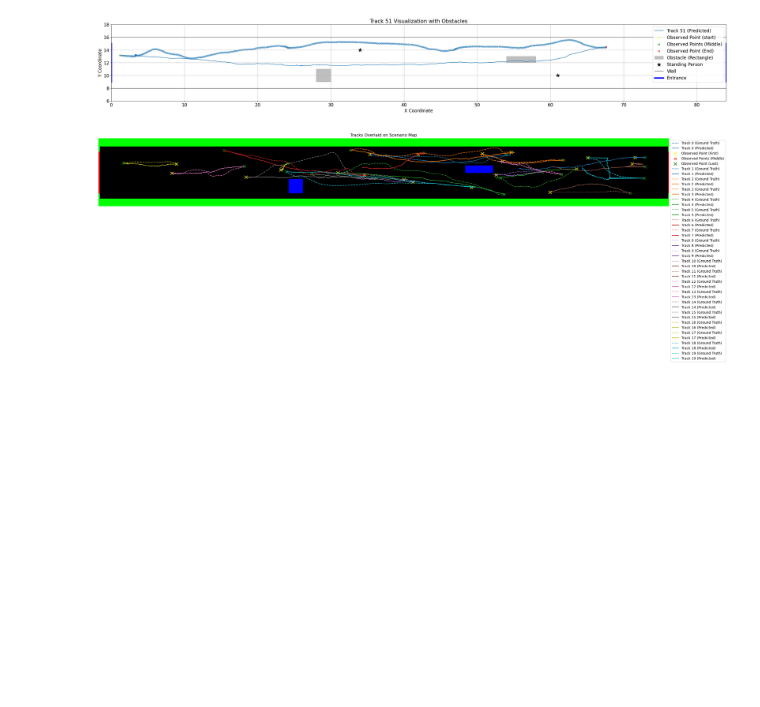
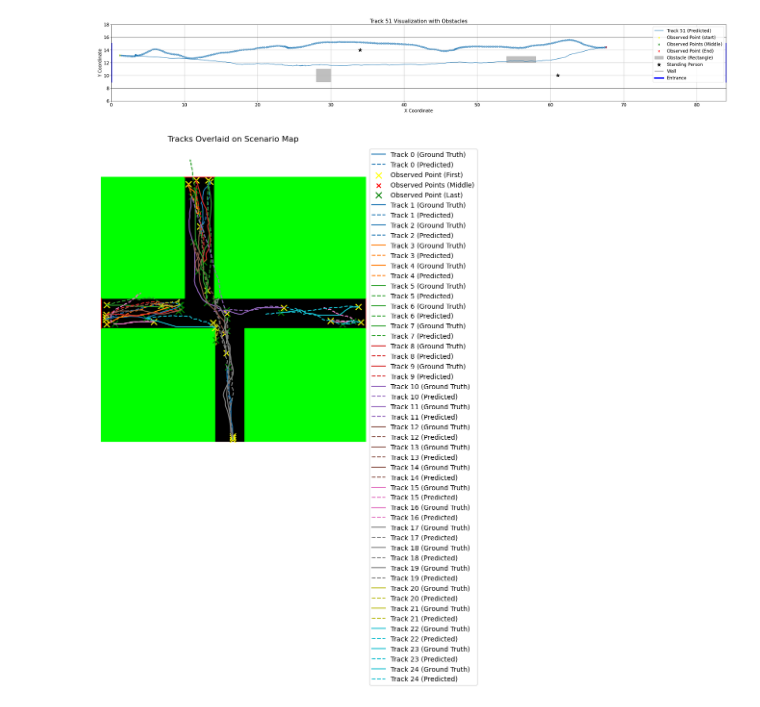
Before and after one commit to hxguo332/CSDI_social-interaction, a Jupyter notebook: visualize.ipynb, the cells around one changed output. Saved outputs shown, nothing was run; the diff lists cells and outputs as text; code cells hidden in the pictures; blank space fills up the shorter version.

Commit message:
change to normalized index

```diff
--- a/visualize.ipynb
+++ b/visualize.ipynb
@@ -13,15 +13,18 @@ def get_quantile(samples,q,dim=1):
 #### Load track data
 # %%
 dataset = 'simulation_data'
-scenario = '1-1'
+scenario = '4-1'
+scenario = '2-1'
 #datafolder = 'simulation_20250305_160930' # set the folder name
 #datafolder = 'simulation_20250307_124152' # set the folder name
 #datafolder = 'simulation_20250307_152801' # more epoch (400)
-datafolder = 'simulation_20250318_102203'
+#datafolder = 'simulation_20250321_172821'
+datafolder = 'simulation_20250828_232502'
 #datafolder = 'simulation_20250304_143046' # set the folder name
 nsample = 100 # number of generated sample
+mode = "normalized" # "normalized" or "unnormalized"
 
-path = './save/'+datafolder+'/generated_outputs_nsample' + str(nsample) + '.pk'
+path = './save/'+datafolder+'/generated_outputs_nsample' + str(nsample)  + f'_{mode}.pk'
 scenario_map = json.load(open(f"./data/{dataset}/Scenario{scenario}/scenario_map.json"))
 with open(path, 'rb') as f:
     samples,all_target,all_evalpoint,all_observed,all_observed_time,scaler,mean_scaler = pickle.load( f)
@@ -219,12 +236,16 @@ def visualize_tracks_on_map(gt_data, imputed_data, prediction_mask, given_mask,
     """
     # Generate the scenario map (3-channel)
     scenario_map = create_scenario_map_3channel(scenario, scale=scale, draw_standing_person=False)
+    #scale = 1.5
 
     # Convert the scenario map to RGB for matplotlib (from OpenCV's BGR)
     scenario_map = cv2.cvtColor(scenario_map, cv2.COLOR_BGR2RGB)
 
     # Get the height of the scenario map to flip Y-coordinates
     map_height = scenario_map.shape[0]  # Number of pixels in height
+    map_width = scenario_map.shape[1]  # Number of pixels in width
+    #map_height = 512  # Number of pixels in height
+    #map_width = 512  # Number of pixels in width
 
     # Create the figure
     plt.figure(figsize=(30, 8))
@@ -238,32 +259,32 @@ def visualize_tracks_on_map(gt_data, imputed_data, prediction_mask, given_mask,
         valid_gt_mask = prediction_mask[track_idx] == 1
 
         # Scale GT and Predicted Data
-        x_gt, y_gt = gt_data[track_idx, :, 0] * scale, gt_data[track_idx, :, 1] * scale
-        x_pred, y_pred = imputed_data[track_idx, :, 0] * scale, imputed_data[track_idx, :, 1] * scale
+        x_gt, y_gt = gt_data[track_idx, :, 0] * map_width, gt_data[track_idx, :, 1] * map_height
+        x_pred, y_pred = imputed_data[track_idx, :, 0] * map_width, imputed_data[track_idx, :, 1] * map_height
 
-        # Flip Y-coordinates to match scenario map
-        y_gt_flipped = map_height - y_gt
-        y_pred_flipped = map_height - y_pred
+        ## Flip Y-coordinates to match scenario map
+        #y_gt_flipped = map_height - y_gt
+        #y_pred_flipped = map_height - y_pred
 
         # Mask ground truth using prediction_mask
-        x_gt_valid, y_gt_valid = x_gt[valid_gt_mask], y_gt_flipped[valid_gt_mask]
+        x_gt_valid, y_gt_valid = x_gt[valid_gt_mask], y_gt[valid_gt_mask]
 
         # Plot the ground truth track (dashed line) only for valid data points
-        plt.plot(x_gt_valid, y_gt_valid, color=colors(track_idx), linestyle='dashed', label=f'Track {track_idx} (Ground Truth)')
+        plt.plot(x_gt_valid, y_gt_valid, color=colors(track_idx), linestyle='solid', label=f'Track {track_idx} (Ground Truth)')
 
         # Plot the predicted (imputed) track (solid line)
-        plt.plot(x_pred, y_pred_flipped, color=colors(track_idx), linestyle='solid', label=f'Track {track_idx} (Predicted)')
+        plt.plot(x_pred, y_pred, color=colors(track_idx), linestyle='dashed', label=f'Track {track_idx} (Predicted)')
 
         # Identify observed points
         observed_mask = given_mask[track_idx]
         observed_indices = np.where((observed_mask == 1) & valid_gt_mask)[0]  # Ensure only valid points are used
 
         if len(observed_indices) >= 2:
-            plt.scatter(x_gt[observed_indices[0]], y_gt_flipped[observed_indices[0]], color='yellow', marker='x', s=80, label="Observed Point (First)" if track_idx == 0 else None)
-            plt.scatter(x_gt[observed_indices[1:-1]], y_gt_flipped[observed_indices[1:-1]], color='red', marker='x', s=40, label="Observed Points (Middle)" if track_idx == 0 else None)
-            plt.scatter(x_gt[observed_indices[-1]], y_gt_flipped[observed_indices[-1]], color='green', marker='x', s=80, label="Observed Point (Last)" if track_idx == 0 else None)
+            plt.scatter(x_gt[observed_indices[0]], y_gt[observed_indices[0]], color='yellow', marker='x', s=80, label="Observed Point (First)" if track_idx == 0 else None)
+            plt.scatter(x_gt[observed_indices[1:-1]], y_gt[observed_indices[1:-1]], color='red', marker='x', s=40, label="Observed Points (Middle)" if track_idx == 0 else None)
+            plt.scatter(x_gt[observed_indices[-1]], y_gt[observed_indices[-1]], color='green', marker='x', s=80, label="Observed Point (Last)" if track_idx == 0 else None)
         elif len(observed_indices) == 1:
-            plt.scatter(x_gt[observed_indices[0]], y_gt_flipped[observed_indices[0]], color='yellow', marker='x', s=80, label="Observed Point (First & Last)")
+            plt.scatter(x_gt[observed_indices[0]], y_gt[observed_indices[0]], color='yellow', marker='x', s=80, label="Observed Point (First & Last)")
 
     # Move legend outside for cleaner visualization
     plt.legend(loc='upper left', bbox_to_anchor=(1, 1), fontsize=10)
@@ -271,8 +292,10 @@ def visualize_tracks_on_map(gt_data, imputed_data, prediction_mask, given_mask,
     plt.axis("off")  # Hide axis labels since we're working with a map
     plt.show()
 # %%
-start_ind = 35
-end_ind =55
+start_ind =2165
+end_ind =2195
+start_ind =600
+end_ind =625
 visualize_tracks_on_map(gt_data[start_ind:end_ind], imputed_data[start_ind:end_ind], prediction_mask[start_ind:end_ind], given_mask[start_ind:end_ind], scenario_map, scale=10)
 # %% [output]
-[figure, old version]
+[figure, new version]
```
Also changed, not shown: parts of 4 cells of this notebook, 6 other files.
